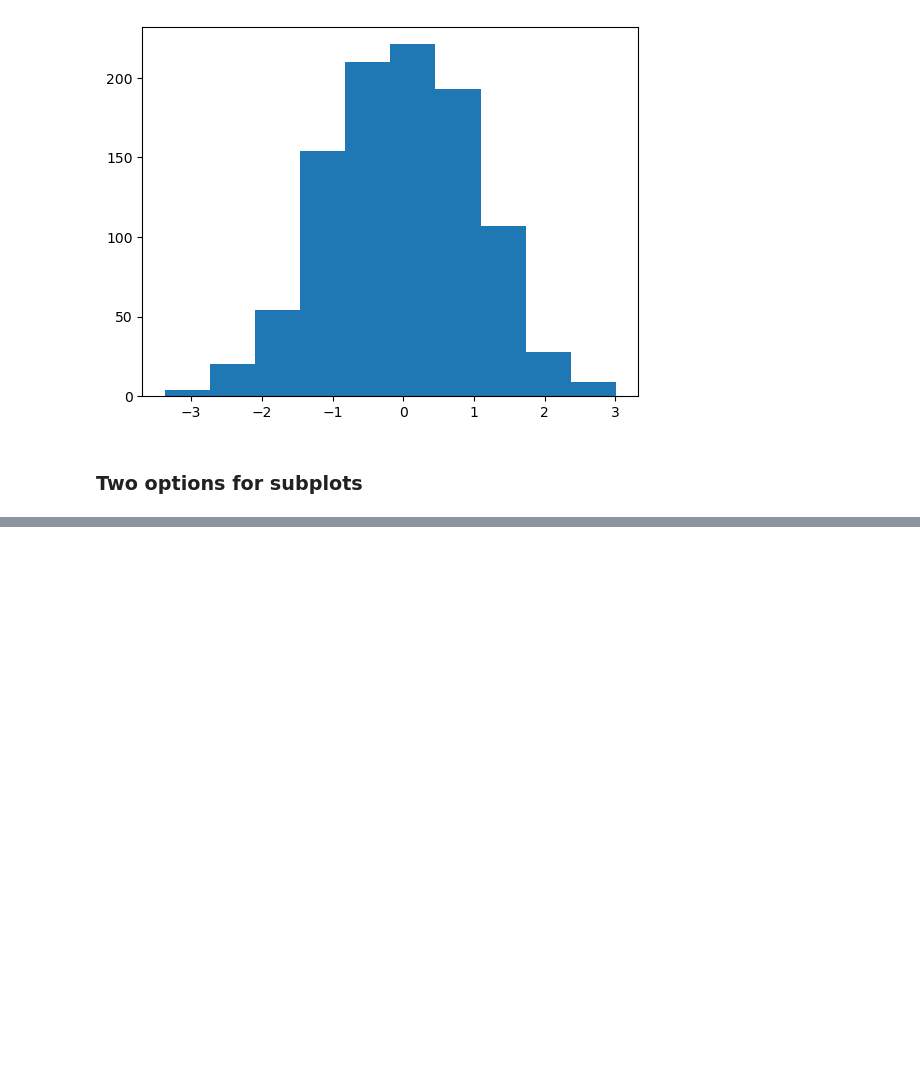
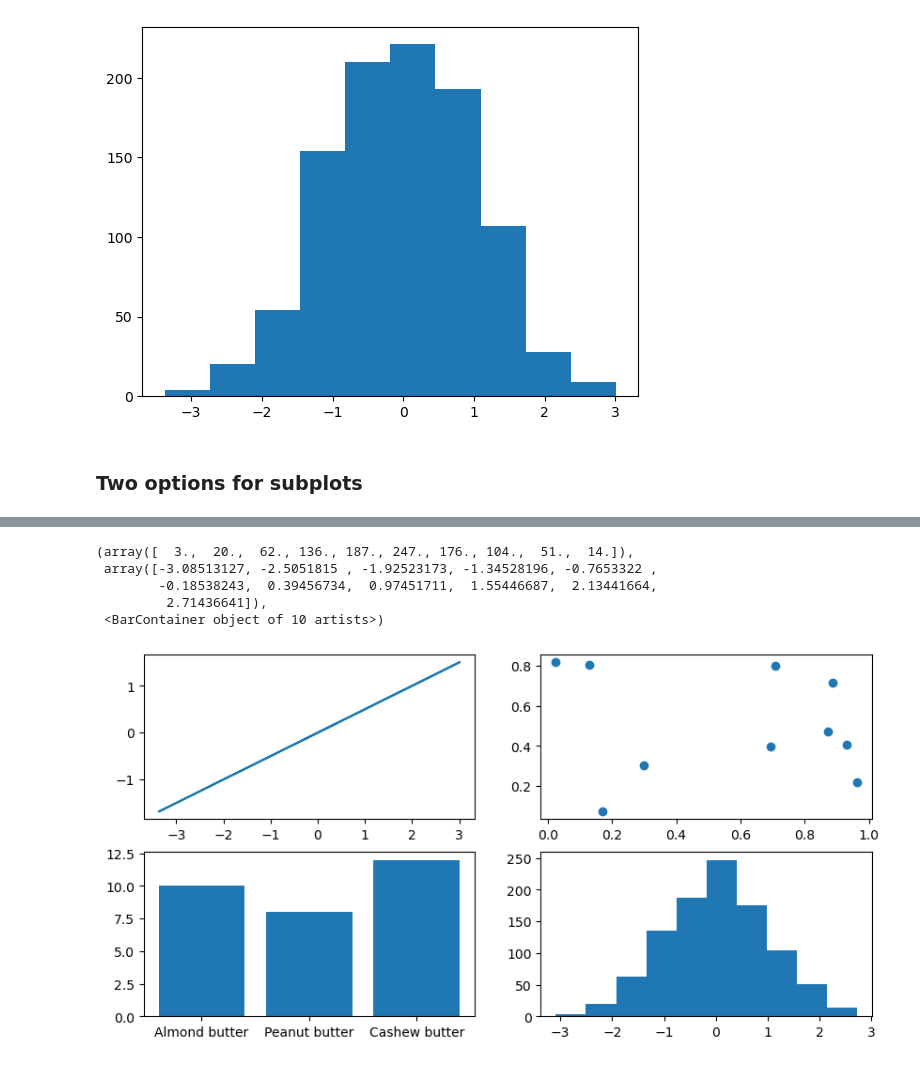
Before and after one commit to kunzaka001/learnML, a Jupyter notebook: intro to matplotlib/Introduction to Matplotlib.ipynb, the cells around one changed output, grey strips where cells are left out. Saved outputs shown, nothing was run; the diff lists cells and outputs as text; code cells hidden in the pictures; blank space fills up the shorter version.

Commit message:
Finished Subplots Option 2

```diff
--- a/intro to matplotlib/Introduction to Matplotlib.ipynb
+++ b/intro to matplotlib/Introduction to Matplotlib.ipynb
@@ -164,0 +165,17 @@ ax4.hist(np.random.randn(1000))
+# %%
+# Subplots option 2
+fig, ax = plt.subplots(nrows=2,
+                      ncols=2,
+                      figsize=(10, 5))
+# Plot to each different index
+ax[0, 0].plot(x, x/2);
+ax[0, 1].scatter(np.random.random(10), np.random.random(10));
+ax[1, 0].bar(nut_butter_prices.keys(), nut_butter_prices.values());
+ax[1, 1].hist(np.random.randn(1000))
+# %% [output]
+(array([  3.,  20.,  62., 136., 187., 247., 176., 104.,  51.,  14.]),
+ array([-3.08513127, -2.5051815 , -1.92523173, -1.34528196, -0.7653322 ,
+        -0.18538243,  0.39456734,  0.97451711,  1.55446687,  2.13441664,
+         2.71436641]),
+ <BarContainer object of 10 artists>)
+[figure, added]
```
Also changed, not shown: parts of 1 cell of this notebook.
